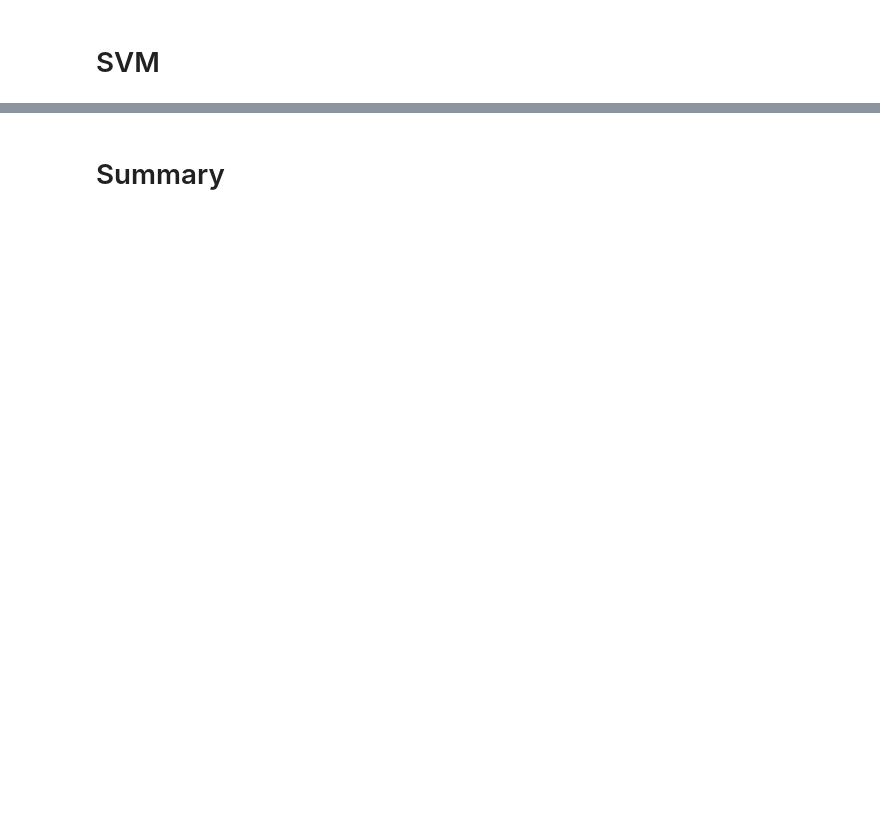
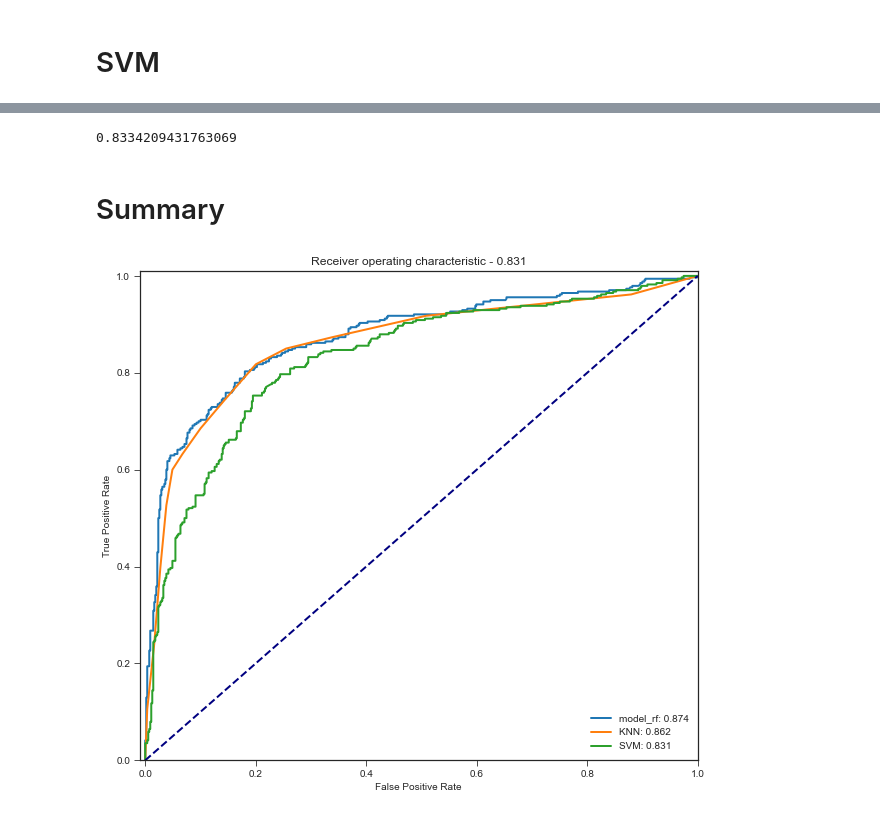
Before and after one commit to agomolka/KaggleTitanicCompetition, a Jupyter notebook: better_titanic.ipynb, the cells around one changed output, grey strips where cells are left out. Cells and saved outputs as stored; diff of their text form; code cells hidden in the pictures; blank space fills up the shorter version.

Commit message:
Summary and prediction

```diff
--- a/better_titanic.ipynb
+++ b/better_titanic.ipynb
@@ -1290,7 +1294,7 @@ trainResults, testResults, predictions, indices = CVTestKNN(n_neighbors=13,
                                                             features=featuresSet2)
 print(k, np.mean(testResults))
 
-modelkNN = {
+modelknn = {
     "name":"KNN",
     "description":"Pierwszy dopracowany model KNN, 13 sąsiadów, i ograniczona liczba zmodyfkowanych zmiennych",
     "specification":'n_neighbors=13, n_jobs=-1, p=1, features=featuresSet2',
@@ -1450,0 +1595,4 @@ def CVTestSVM(nFolds = 5, randomState=2020, debug=False, features=features,
+# %%
+with open("model_svm.p", "wb") as fp:
+    # Zapisujemy obiekt do wskaźnika pliku
+    pickle.dump(modelsvm, fp)
@@ -1489,2 +1661,22 @@ for score in scores:
+# %%
+trainResults, testResults, predictions, indices = CVTestSVM(debug=False, kernel='rbf',
+                                                                C=0.5, gamma=1e-3)
+print(np.mean(testResults))
+
+modelsvm_GSCV = {
+    "name":"SVM with hyperparameter tuning by GridSearchCV",
+    "description":"Model SVM  i kernelem RBF",
+    "specification":'kernel="rbf" C=c,',
+    "trainResults":trainResults.copy(),
+    "testResults":testResults.copy(),
+    "predictions":predictions.copy(),
+    "indices":indices.copy(),
+}
+# %% [output]
+0.8334209431763069
+# %%
+with open("model_svm_GSCV.p", "wb") as fp:
+    # Zapisujemy obiekt do wskaźnika pliku
+    pickle.dump(modelsvm_GSCV, fp)
 # %% [markdown]
 # Summary
@@ -1491,20 +1720,33 @@ for score in scores:
 # %%
-# Wczytajmy też wcześniej zapisane modele
-with open("model_ekonometria_1.p", "rb") as fp:
-    modelEkonometria = pickle.load(fp)
+# Let's also load previously saved models
+with open("model_RF.p", "rb") as fp:
+    modelRF = pickle.load(fp)
 
-with open("model_svm_1.p", "rb") as fp:
-    modelSVM = pickle.load(fp)
+with open("model_RF_GSCV.p", "rb") as fp:
+    modelRF_GSCV = pickle.load(fp)
 
-with open("model_kNN_1.p", "rb") as fp:
-    modelkNN = pickle.load(fp)
+with open("model_knn.p", "rb") as fp:
+    modelknn = pickle.load(fp)
+
+with open("model_knn_GSCV.p", "rb") as fp:
+    modelknn_GSCV = pickle.load(fp)
+
+with open("model_svm.p", "rb") as fp:
+    modelsvm = pickle.load(fp)
+
+with open("model_svm_GSCV.p", "rb") as fp:
+    modelsvm_GSCV = pickle.load(fp)
 # %%
 res2plot = []
-true = (df[target]=="yes").astype(int).sort_index()
-for result in [modelRF, modelkNN, modelEkonometria, modelSVM]:
-    # Tworzymy wektor predykcji tworząc serię pandasa, a następnie sortujemy indeks
-    pred = pd.Series(sum(result["predictions"], []), index=sum(result["indices"], [])).sort_index()
+true = (df[target]==1)
+for result in [modelRF, modelknn, modelsvm]:
+    # we create a prediction vector creating a pandas series,
+    #and then we sort the index
+    pred = pd.Series(sum(result["predictions"], []),
+                     index=sum(result["indices"], [])).sort_index()
     res2plot.append((true, pred, result["name"]))
 
-# Wywołujemy funkcję do rysowania
+# We call the drawing function
 plotROCs(res2plot)
+# %% [output]
+[figure, added]
```
Also changed, not shown: parts of 42 cells of this notebook, 7 other files.
